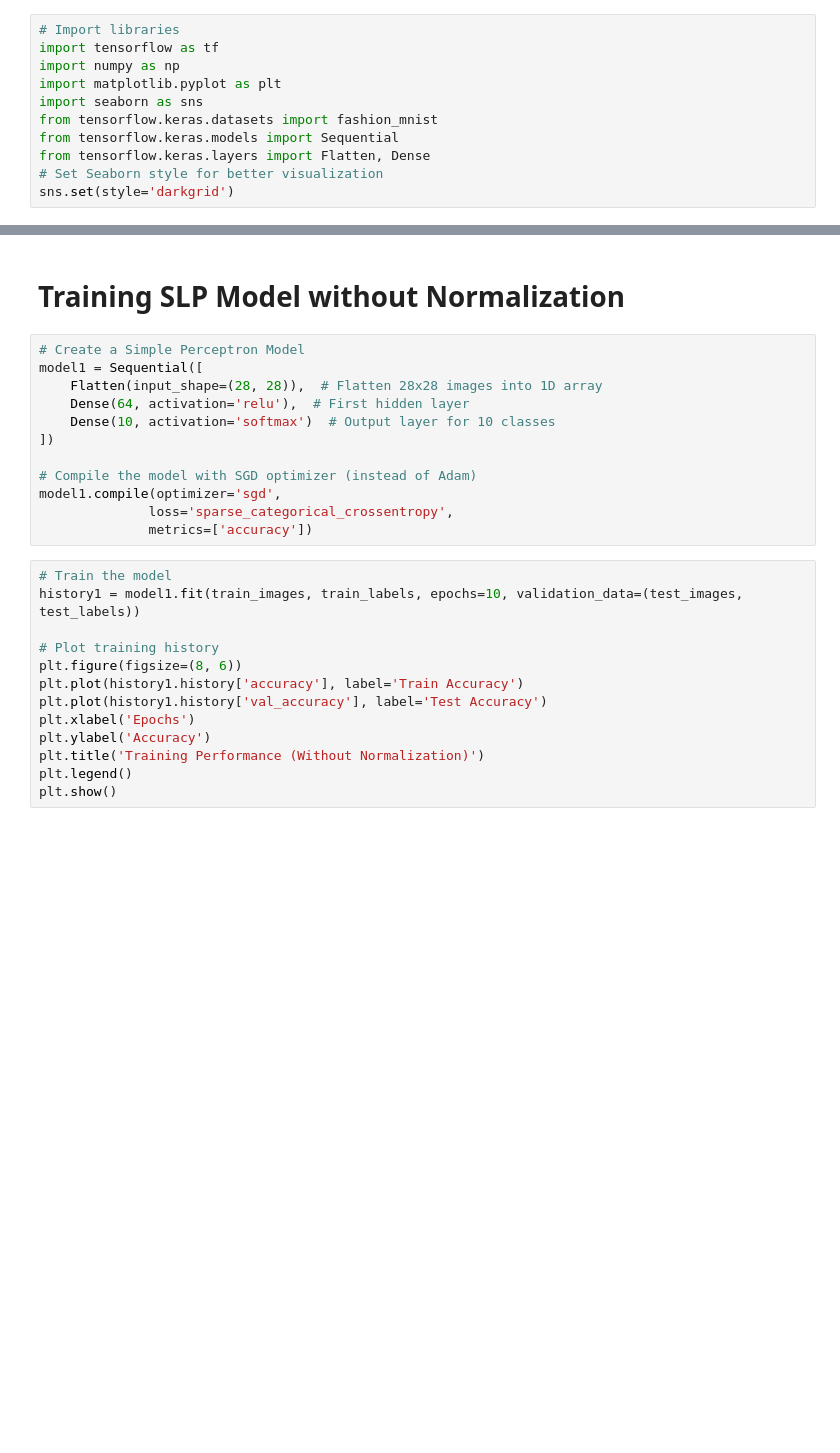
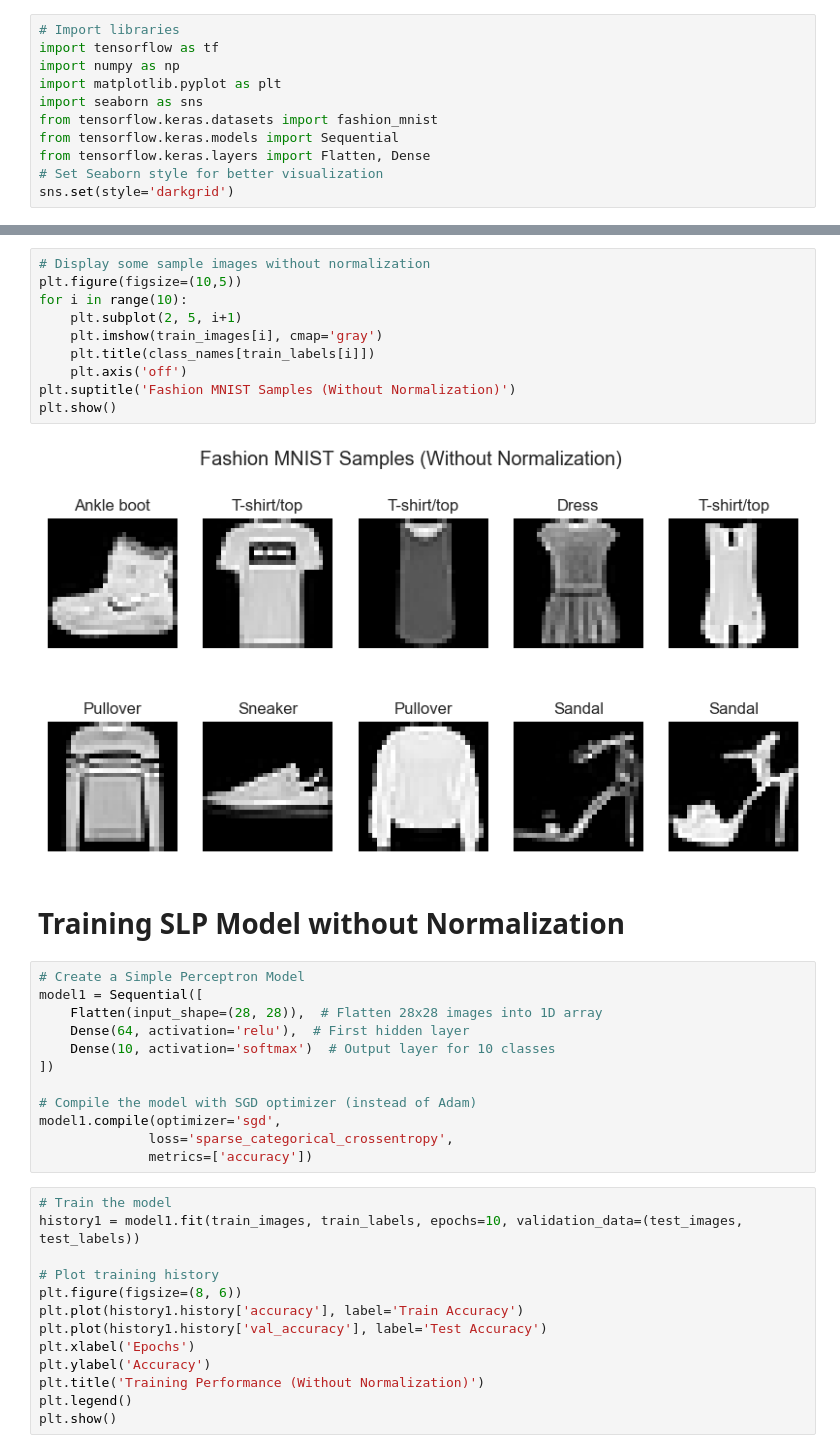
Before and after one commit to DeepInsightCoder/DL-Projects-Portfolio, a Jupyter notebook: SLP_FashionMNIST_Comparison.ipynb, the cells around one changed output, grey strips where cells are left out. Cells and saved outputs as stored; diff of their text form; blank space fills up the shorter version.

```diff
--- a/SLP_FashionMNIST_Comparison.ipynb
+++ b/SLP_FashionMNIST_Comparison.ipynb
@@ -28,3 +19,15 @@ Downloading data from https://storage.googleapis.com/tensorflow/tf-keras-dataset
+# %%
+# Display some sample images without normalization
+plt.figure(figsize=(10,5))
+for i in range(10):
+    plt.subplot(2, 5, i+1)
+    plt.imshow(train_images[i], cmap='gray')
+    plt.title(class_names[train_labels[i]])
+    plt.axis('off')
+plt.suptitle('Fashion MNIST Samples (Without Normalization)')
+plt.show()
+# %% [output]
+[figure, added]
 # %% [markdown]
 # Training SLP Model without Normalization
 # %%
```
Also changed, not shown: parts of 5 cells of this notebook.
